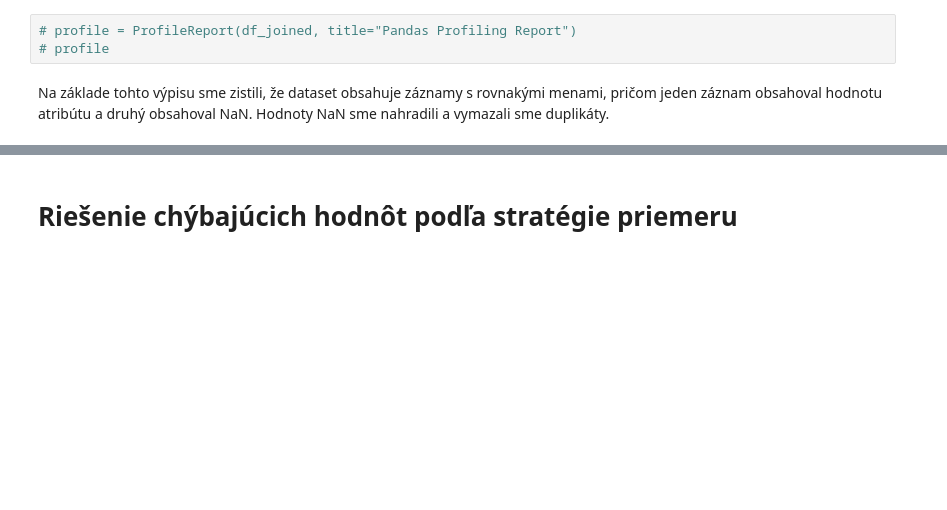
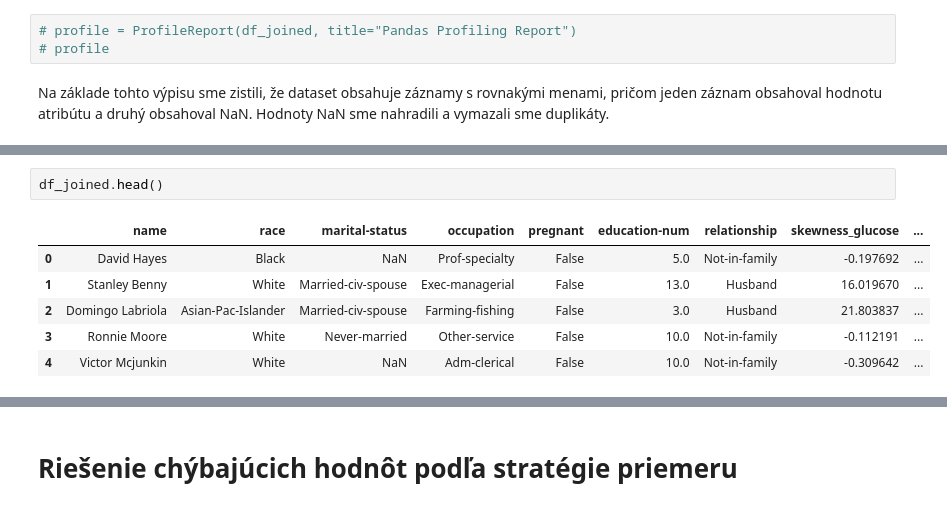
Before and after one commit to JKBGIT1/IAU_Project, a Jupyter notebook: 2.Phase_Hlavačka-Vančo.ipynb, the cells around one changed output, grey strips where cells are left out. Saved outputs shown, nothing was run; the diff lists cells and outputs as text; blank space fills up the shorter version.

```diff
--- a/2.Phase_Hlavačka-Vančo.ipynb
+++ b/2.Phase_Hlavačka-Vančo.ipynb
@@ -339,0 +391,9 @@ memory usage: 952.5+ KB
+# %%
+df_joined.head()
+# %% [output]
+|  | name | race | marital-status | occupation | pregnant | education-num | relationship | skewness_glucose | ... |
+| 0 | David Hayes | Black | NaN | Prof-specialty | False | 5.0 | Not-in-family | -0.197692 | ... |
+| 1 | Stanley Benny | White | Married-civ-spouse | Exec-managerial | False | 13.0 | Husband | 16.019670 | ... |
+| 2 | Domingo Labriola | Asian-Pac-Islander | Married-civ-spouse | Farming-fishing | False | 3.0 | Husband | 21.803837 | ... |
+| 3 | Ronnie Moore | White | Never-married | Other-service | False | 10.0 | Not-in-family | -0.112191 | ... |
+| 4 | Victor Mcjunkin | White | NaN | Adm-clerical | False | 10.0 | Not-in-family | -0.309642 | ... |
```
Also changed, not shown: parts of 15 cells of this notebook.
